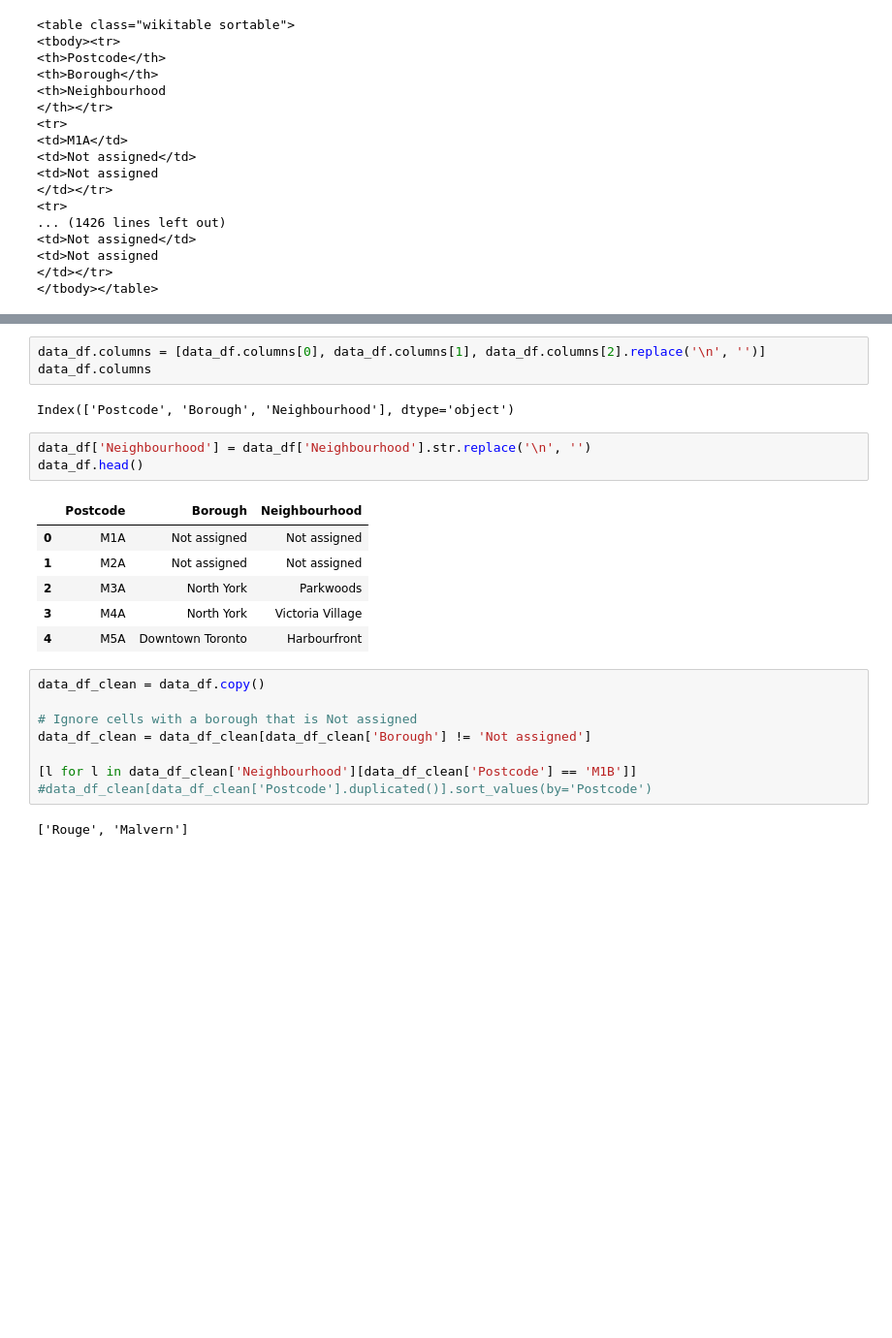
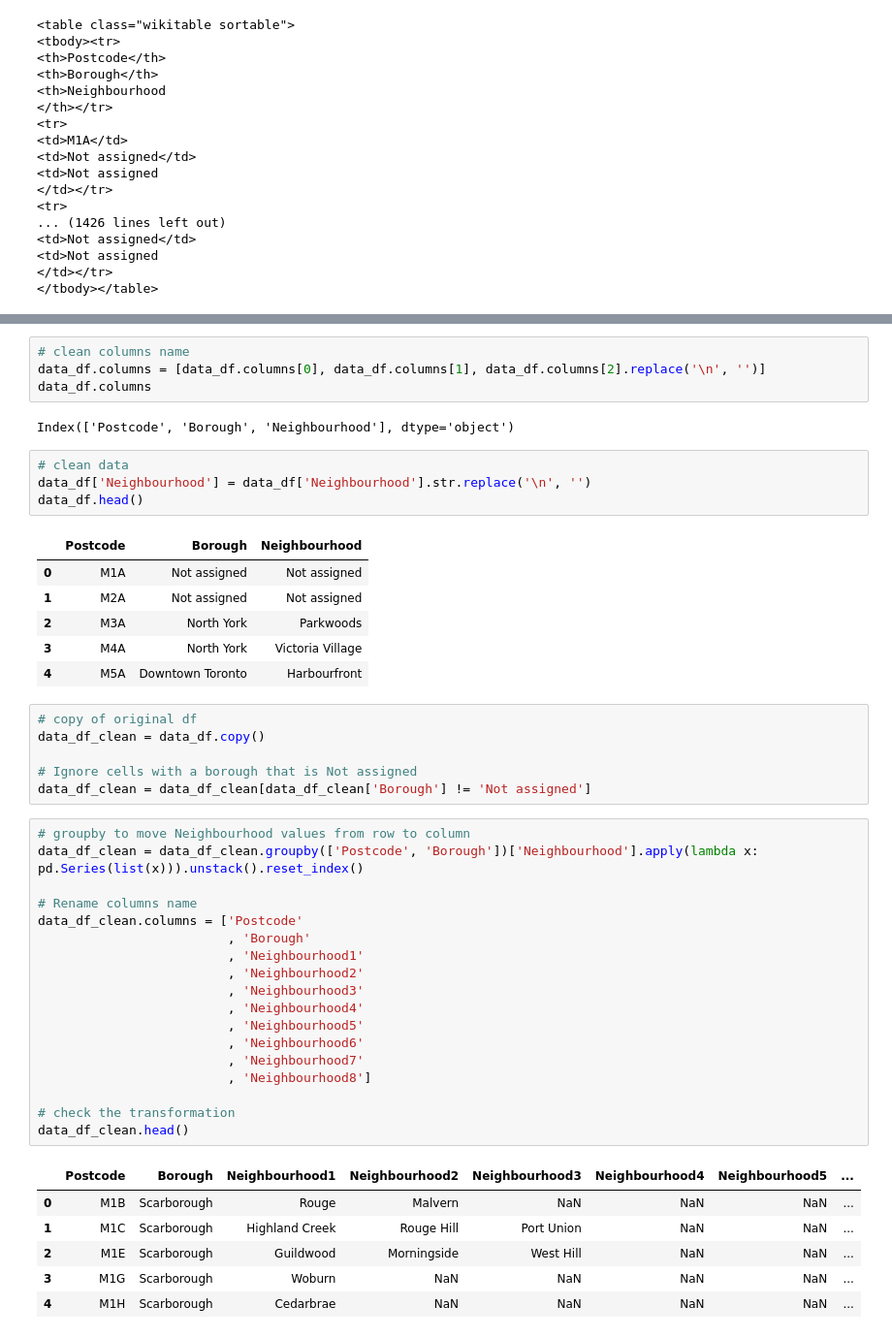
Before and after one commit to oscieux/Coursera_Capstone, a Jupyter notebook: coursera_capstone_notebook.ipynb, the cells around one changed output, grey strips where cells are left out. Shown at 97% size. Saved outputs shown, nothing was run; the diff lists cells and outputs as text; blank space fills up the shorter version.

```diff
--- a/coursera_capstone_notebook.ipynb
+++ b/coursera_capstone_notebook.ipynb
@@ -115,11 +110,13 @@ data_df.head()
 | 3 | M4A | North York | Victoria Village\n |
 | 4 | M5A | Downtown Toronto | Harbourfront\n |
 # %%
+# clean columns name
 data_df.columns = [data_df.columns[0], data_df.columns[1], data_df.columns[2].replace('\n', '')]
 data_df.columns
 # %% [output]
 Index(['Postcode', 'Borough', 'Neighbourhood'], dtype='object')
 # %%
+# clean data
 data_df['Neighbourhood'] = data_df['Neighbourhood'].str.replace('\n', '')
 data_df.head()
 # %% [output]
@@ -130,12 +127,33 @@ data_df.head()
 | 3 | M4A | North York | Victoria Village |
 | 4 | M5A | Downtown Toronto | Harbourfront |
 # %%
+# copy of original df
 data_df_clean = data_df.copy()
 
 # Ignore cells with a borough that is Not assigned
 data_df_clean = data_df_clean[data_df_clean['Borough'] != 'Not assigned']
-
-[l for l in data_df_clean['Neighbourhood'][data_df_clean['Postcode'] == 'M1B']]
-#data_df_clean[data_df_clean['Postcode'].duplicated()].sort_values(by='Postcode')
-# %% [output]
-['Rouge', 'Malvern']
+# %%
+# groupby to move Neighbourhood values from row to column
+data_df_clean = data_df_clean.groupby(['Postcode', 'Borough'])['Neighbourhood'].apply(lambda x: pd.Series(list(x))).unstack().reset_index()
+
+# Rename columns name
+data_df_clean.columns = ['Postcode'
+                         , 'Borough'
+                         , 'Neighbourhood1'
+                         , 'Neighbourhood2'
+                         , 'Neighbourhood3'
+                         , 'Neighbourhood4'
+                         , 'Neighbourhood5'
+                         , 'Neighbourhood6'
+                         , 'Neighbourhood7'
+                         , 'Neighbourhood8']
+
+# check the transformation
+data_df_clean.head()
+# %% [output]
+|  | Postcode | Borough | Neighbourhood1 | Neighbourhood2 | Neighbourhood3 | Neighbourhood4 | Neighbourhood5 | ... |
+| 0 | M1B | Scarborough | Rouge | Malvern | NaN | NaN | NaN | ... |
+| 1 | M1C | Scarborough | Highland Creek | Rouge Hill | Port Union | NaN | NaN | ... |
+| 2 | M1E | Scarborough | Guildwood | Morningside | West Hill | NaN | NaN | ... |
+| 3 | M1G | Scarborough | Woburn | NaN | NaN | NaN | NaN | ... |
+| 4 | M1H | Scarborough | Cedarbrae | NaN | NaN | NaN | NaN | ... |
```
Also changed, not shown: parts of 9 cells of this notebook.
